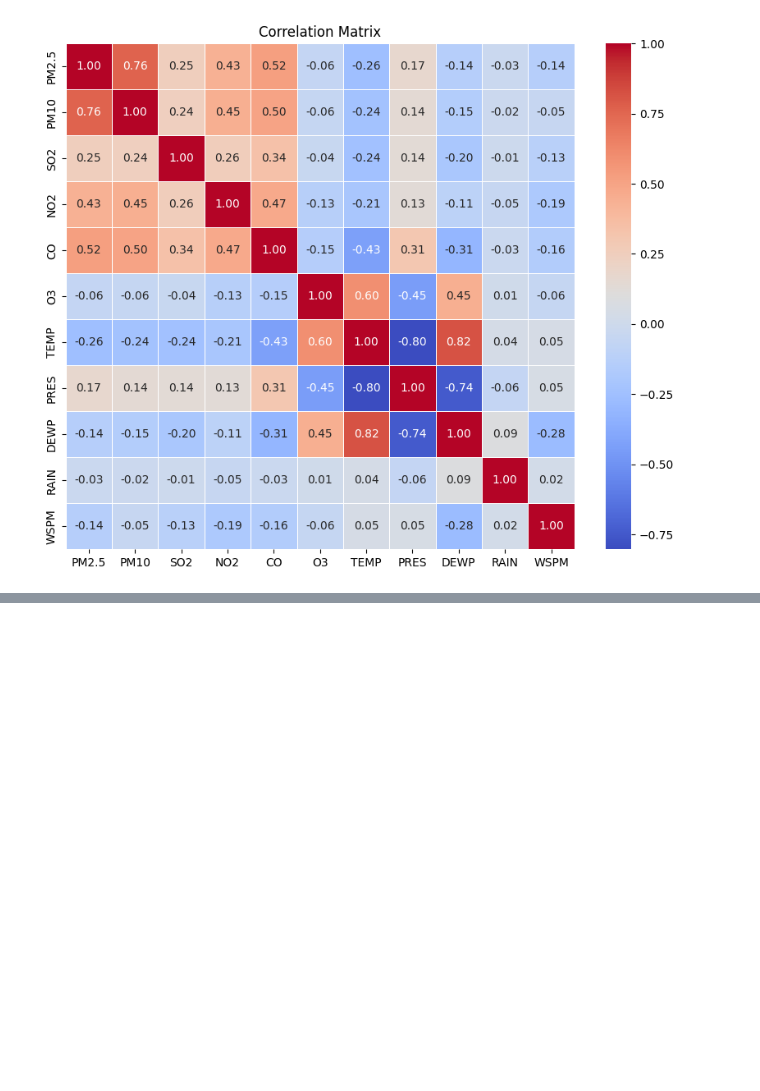
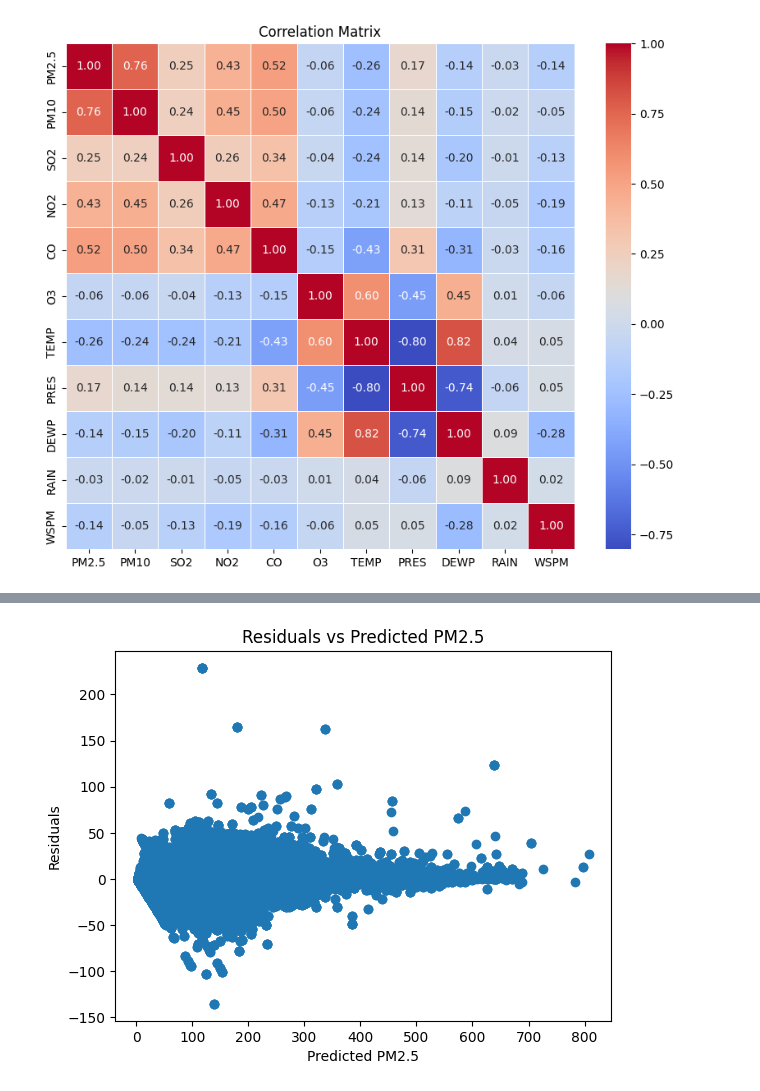
Before and after one commit to crogers-cardiffmet/Data-Analysis, a Jupyter notebook: PRAC1.ipynb, the cells around one changed output, grey strips where cells are left out. Cells and saved outputs as stored; diff of their text form; code cells hidden in the pictures; blank space fills up the shorter version.

```diff
--- a/PRAC1.ipynb
+++ b/PRAC1.ipynb
@@ -666,0 +761,9 @@ fig.show()
+# %%
+residuals = y_test - y_pred
+plt.scatter(y_pred, residuals)
+plt.xlabel('Predicted PM2.5')
+plt.ylabel('Residuals')
+plt.title('Residuals vs Predicted PM2.5')
+plt.show()
+# %% [output]
+[figure, added]
```
Also changed, not shown: parts of 18 cells of this notebook.
